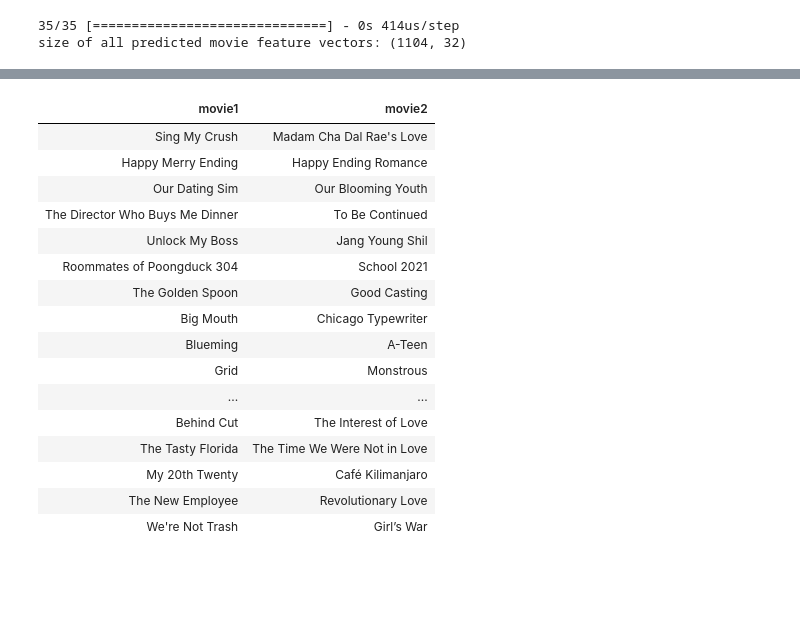
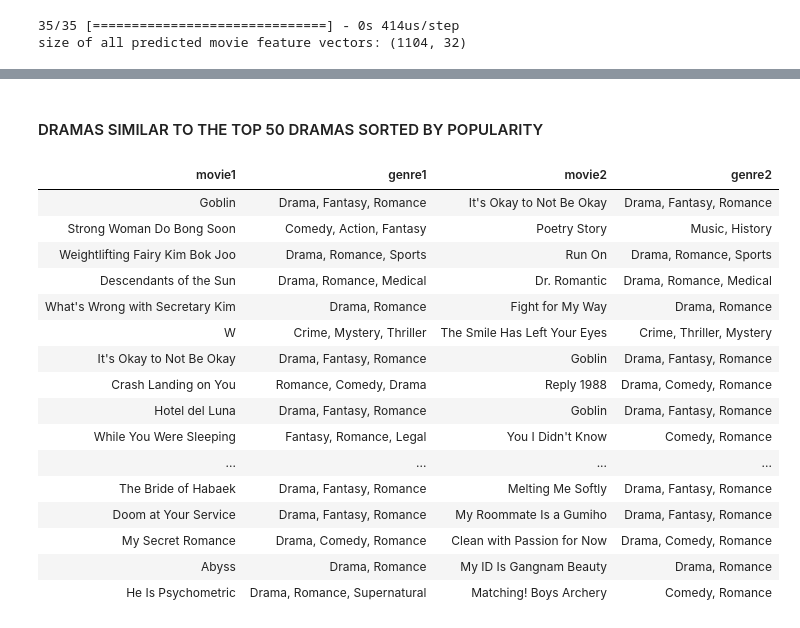
Before and after one commit to Tamaski/kdrama_recommend, a Jupyter notebook: drama_rec.ipynb, the cells around one changed output, grey strips where cells are left out. Saved outputs shown, nothing was run; the diff lists cells and outputs as text; code cells hidden in the pictures; blank space fills up the shorter version.

```diff
--- a/drama_rec.ipynb
+++ b/drama_rec.ipynb
@@ -459,0 +467,2 @@ result['predicted_ratings'] = sorted_ypu.values
+# %%
+drama_with_genre = pd.read_csv('data_preprocessing/korean_drama_complete.csv')
@@ -526,40 +560,52 @@ import tabulate
+# %% [markdown]
+<h4>DRAMAS SIMILAR TO THE TOP 50 DRAMAS SORTED BY POPULARITY</h4>
 # %%
-count = 50  # number of movies to display
+sorted_indices = drama_vecs['pop'].argsort()
+
+
+vms = vms[sorted_indices]
+drama_vecs = drama_vecs.iloc[sorted_indices].reset_index(drop=True)
+
+count = 50  # number of dramas to display
 dim = len(vms)
 dist = np.zeros((dim,dim))
 
 for i in range(dim):
     for j in range(dim):
         dist[i,j] = np.sum((vms[i,:] - vms [j, :])**2)
 
 m_dist = ma.masked_array(dist, mask=np.identity(dist.shape[0]))  # mask the diagonal
 
-disp = [["movie1", "movie2"]]
+disp = [["movie1", "genre1", "movie2", "genre2"]]
 for i in range(count):
     min_idx = np.argmin(m_dist[i])
-    movie1_id = int(drama_vecs.iloc[i,0])
-    movie2_id = int(drama_vecs.iloc[min_idx,0])
-    name1 = drama_vecs[drama_vecs['kdrama_id'] == movie1_id]['drama_name'].iloc[0]
-    name2 = drama_vecs[drama_vecs['kdrama_id'] == movie2_id]['drama_name'].iloc[0]
+    drama1_id = int(drama_vecs.iloc[i,0])
+    drama2_id = int(drama_vecs.iloc[min_idx,0])
+    name1 = drama_vecs[drama_vecs['kdrama_id'] == drama1_id]['drama_name'].iloc[0]
+    name2 = drama_vecs[drama_vecs['kdrama_id'] == drama2_id]['drama_name'].iloc[0]
 
-    disp.append([name1, name2])
+    genre1 = drama_with_genre[drama_with_genre['drama_name'] == name1]['Genre'].iloc[0]
+
+    genre2 = drama_with_genre[drama_with_genre['drama_name'] == name2]['Genre'].iloc[0]
+
+    disp.append([name1, genre1, name2, genre2])
 table = tabulate.tabulate(disp, tablefmt='html', headers="firstrow")
 table
 # %% [output]
-| movie1 | movie2 |
-| Sing My Crush | Madam Cha Dal Rae's Love |
-| Happy Merry Ending | Happy Ending Romance |
-| Our Dating Sim | Our Blooming Youth |
-| The Director Who Buys Me Dinner | To Be Continued |
-| Unlock My Boss | Jang Young Shil |
-| Roommates of Poongduck 304 | School 2021 |
-| The Golden Spoon | Good Casting |
-| Big Mouth | Chicago Typewriter |
-| Blueming | A-Teen |
-| Grid | Monstrous |
-| ... | ... |
-| Behind Cut | The Interest of Love |
-| The Tasty Florida | The Time We Were Not in Love |
-| My 20th Twenty | Café Kilimanjaro |
-| The New Employee | Revolutionary Love |
-| We're Not Trash | Girl’s War |
+| movie1 | genre1 | movie2 | genre2 |
+| Goblin | Drama, Fantasy, Romance | It's Okay to Not Be Okay | Drama, Fantasy, Romance |
+| Strong Woman Do Bong Soon | Comedy, Action, Fantasy | Poetry Story | Music, History |
+| Weightlifting Fairy Kim Bok Joo | Drama, Romance, Sports | Run On | Drama, Romance, Sports |
+| Descendants of the Sun | Drama, Romance, Medical | Dr. Romantic | Drama, Romance, Medical |
+| What's Wrong with Secretary Kim | Drama, Romance | Fight for My Way | Drama, Romance |
+| W | Crime, Mystery, Thriller | The Smile Has Left Your Eyes | Crime, Thriller, Mystery |
+| It's Okay to Not Be Okay | Drama, Fantasy, Romance | Goblin | Drama, Fantasy, Romance |
+| Crash Landing on You | Romance, Comedy, Drama | Reply 1988 | Drama, Comedy, Romance |
+| Hotel del Luna | Drama, Fantasy, Romance | Goblin | Drama, Fantasy, Romance |
+| While You Were Sleeping | Fantasy, Romance, Legal | You I Didn't Know | Comedy, Romance |
+| ... | ... | ... | ... |
+| The Bride of Habaek | Drama, Fantasy, Romance | Melting Me Softly | Drama, Fantasy, Romance |
+| Doom at Your Service | Drama, Fantasy, Romance | My Roommate Is a Gumiho | Drama, Fantasy, Romance |
+| My Secret Romance | Drama, Comedy, Romance | Clean with Passion for Now | Drama, Comedy, Romance |
+| Abyss | Drama, Romance | My ID Is Gangnam Beauty | Drama, Romance |
+| He Is Psychometric | Drama, Romance, Supernatural | Matching! Boys Archery | Comedy, Romance |
```
Also changed, not shown: parts of 14 cells of this notebook.
